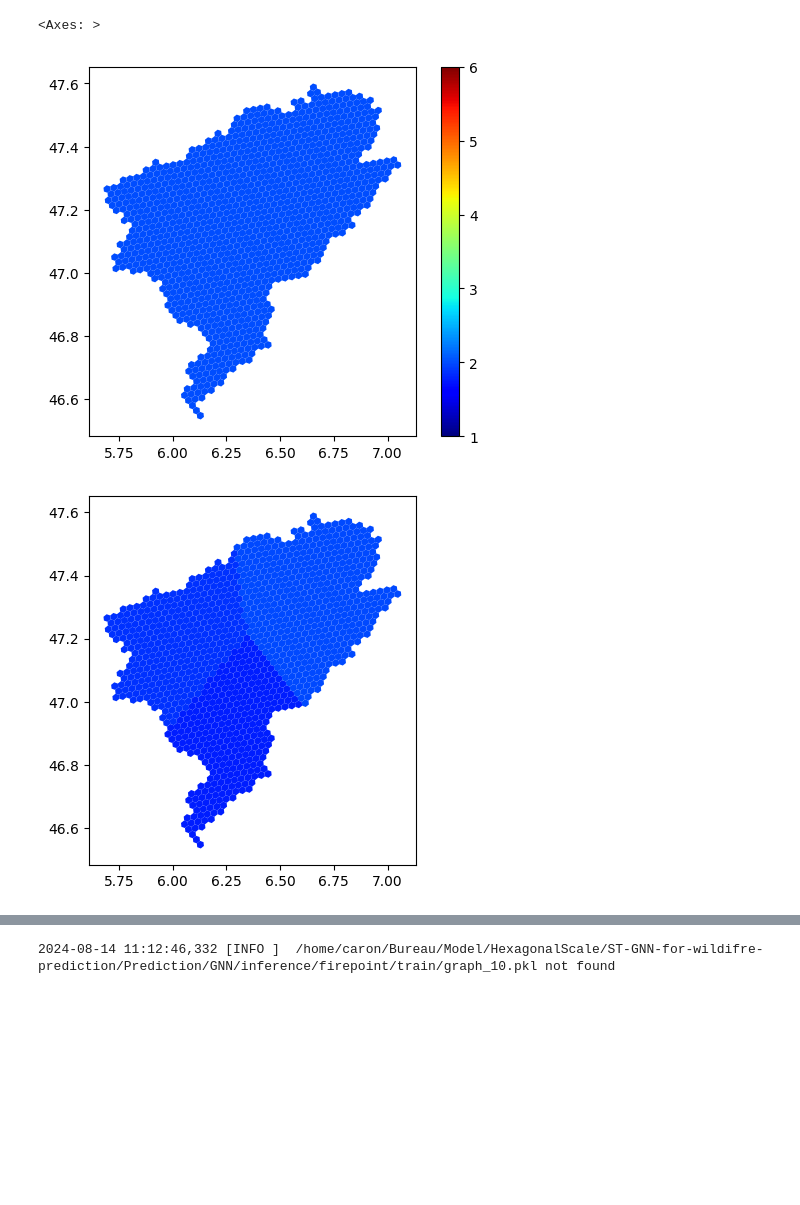
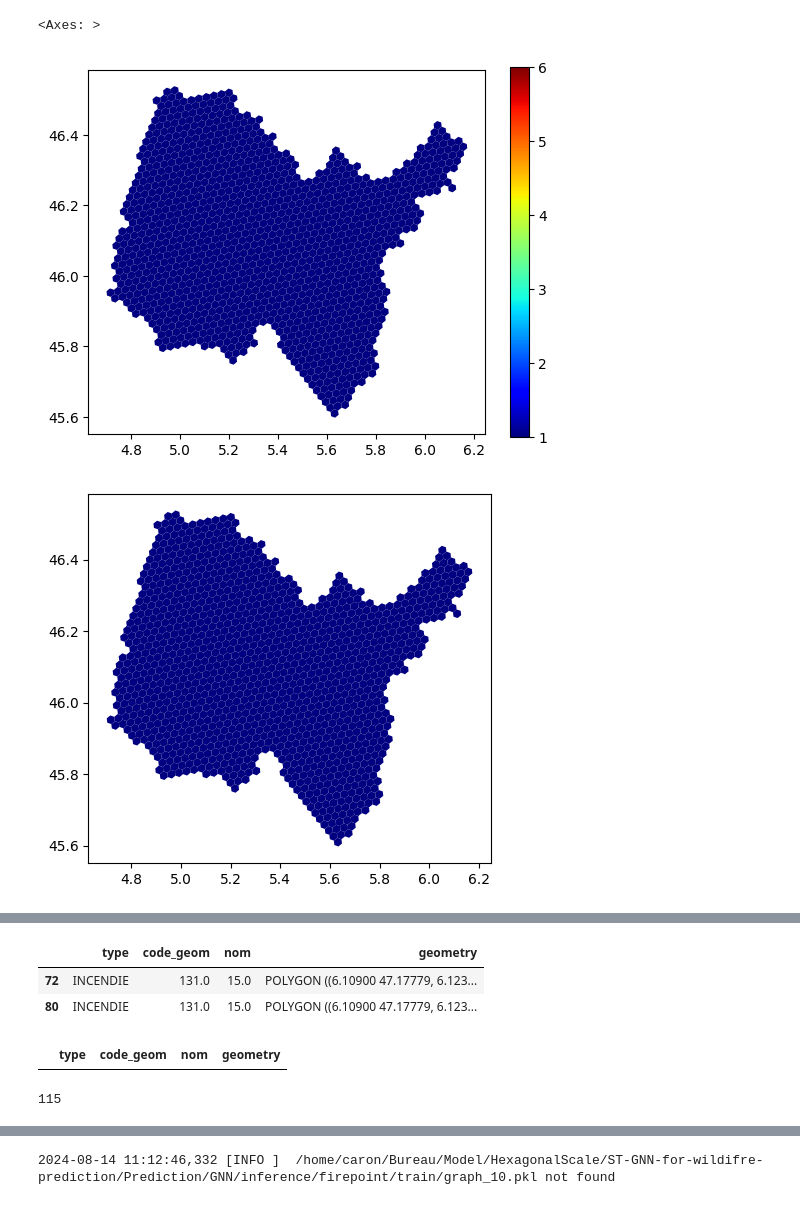
Before and after one commit to NicolasCaronPro/ST-GNN-for-wildifre-prediction, a Jupyter notebook: Prediction/Inference/interface/check.ipynb, the cells around one changed output, grey strips where cells are left out. Saved outputs shown, nothing was run; the diff lists cells and outputs as text; code cells hidden in the pictures; blank space fills up the shorter version.

```diff
--- a/Prediction/Inference/interface/check.ipynb
+++ b/Prediction/Inference/interface/check.ipynb
@@ -1,11 +1,11 @@
 # %%
 import geopandas as gpd
 
-geo = gpd.read_file('hexagones_today_Doubs_final.geojson')
+geo = gpd.read_file('hexagones_tomorrow_final.geojson')
 geo.plot(column='fire_prediction', vmin=1, vmax=6, cmap='jet', legend=True)
 geo.plot(column='fire_prediction_raw', cmap='jet', vmin=0, vmax=20)
 geo.plot(column='fire_prediction_dept', vmin=1, vmax=6, cmap='jet', legend=True)
 # %% [output]
 <Axes: >
-[figure, old version]
+[figure, new version]
-[figure, old version]
+[figure, new version]
@@ -12,0 +15,6 @@ geo.plot(column='fire_prediction_dept', vmin=1, vmax=6, cmap='jet', legend=True)
+# %%
+file[file['code_geom'] == '131.0']
+# %% [output]
+|  | type | code_geom | nom | geometry |
+| 72 | INCENDIE | 131.0 | 15.0 | POLYGON ((6.10900 47.17779, 6.123... |
+| 80 | INCENDIE | 131.0 | 15.0 | POLYGON ((6.10900 47.17779, 6.123... |
@@ -12,0 +23,8 @@ geo.plot(column='fire_prediction_dept', vmin=1, vmax=6, cmap='jet', legend=True)
+# %%
+file[file['code_geom'] == '131.0']
+# %% [output]
+|  | type | code_geom | nom | geometry |
+# %%
+file.code_geom.astype(int).max()
+# %% [output]
+115
```
Also changed, not shown: parts of 10 cells of this notebook, 15 other files.
